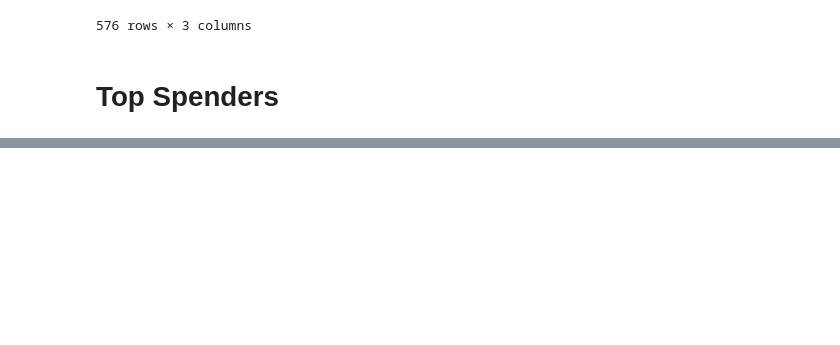
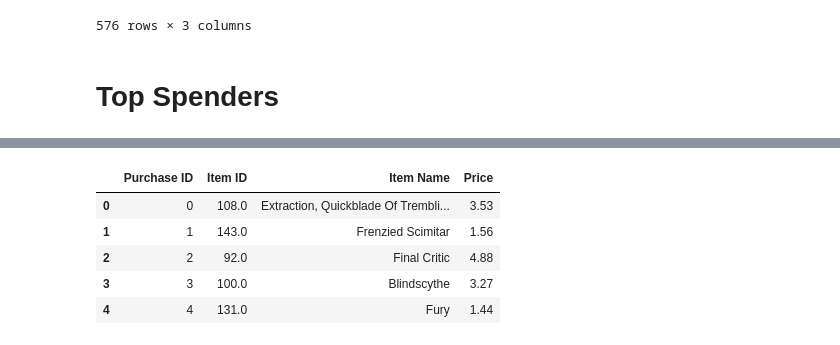
Before and after one commit to Navilongo/Video-Game-DLC-Analytics, a Jupyter notebook: HeroesOfPymoli/Heroes_code.ipynb, the cells around one changed output, grey strips where cells are left out. Cells and saved outputs as stored; diff of their text form; code cells hidden in the pictures; blank space fills up the shorter version.

```diff
--- a/HeroesOfPymoli/Heroes_code.ipynb
+++ b/HeroesOfPymoli/Heroes_code.ipynb
@@ -515,0 +651,12 @@ Name: SN, Length: 576, dtype: int64
+# %%
+# Use item index to organize item names
+#name_index = items_df.groupby("Item Name")
+#name_index.count()
+items_df.head()
+# %% [output]
+|  | Purchase ID | Item ID | Item Name | Price |
+| 0 | 0 | 108.0 | Extraction, Quickblade Of Trembli... | 3.53 |
+| 1 | 1 | 143.0 | Frenzied Scimitar | 1.56 |
+| 2 | 2 | 92.0 | Final Critic | 4.88 |
+| 3 | 3 | 100.0 | Blindscythe | 3.27 |
+| 4 | 4 | 131.0 | Fury | 1.44 |
```
Also changed, not shown: parts of 23 cells of this notebook.
